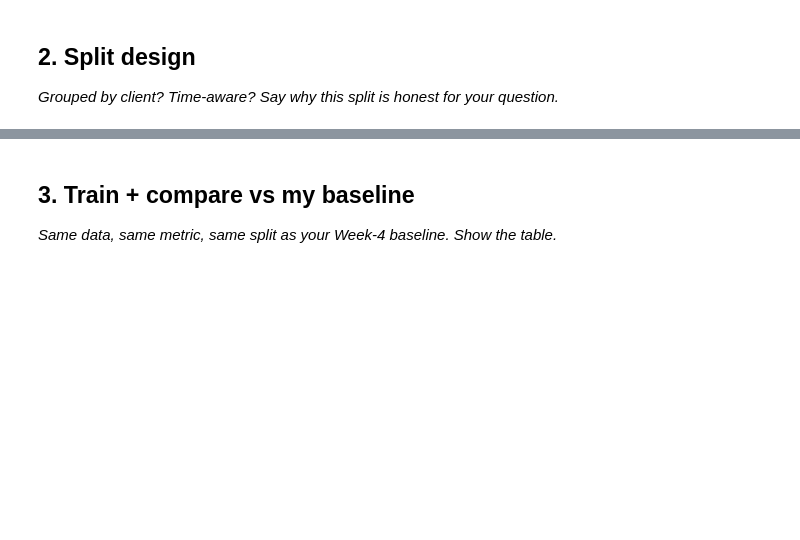
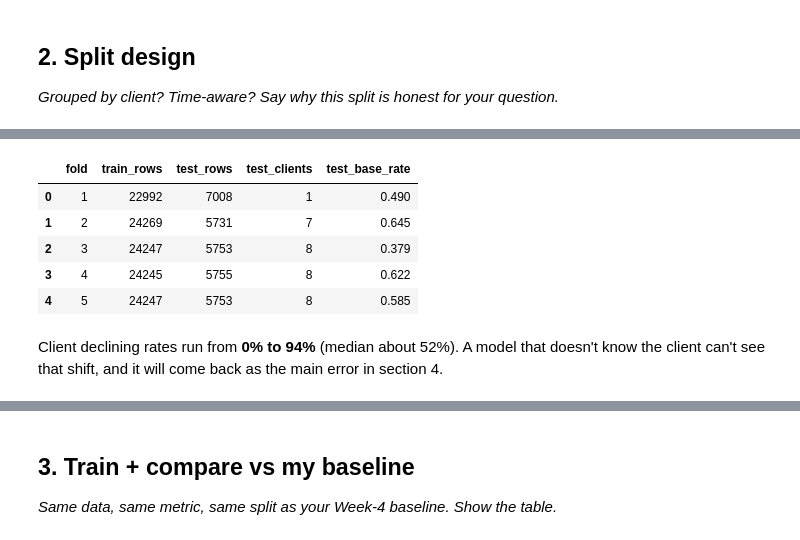
Before and after one commit to FaiyazIfaz/Starter-Notebooks, a Jupyter notebook: work/notebooks/w05_model.ipynb, the cells around one changed output, grey strips where cells are left out. Drawn from its saved outputs; the diff is of its cells as text; code cells hidden in the pictures; blank space fills up the shorter version.

```diff
--- a/work/notebooks/w05_model.ipynb
+++ b/work/notebooks/w05_model.ipynb
@@ -14,0 +75,22 @@ This skeleton is yours to fill. Work the sections **in order** — each one has
+# %%
+X = df[NUM + CAT]
+y = df["is_declining"].values
+groups = df["client_id"].values
+
+folds = list(GroupKFold(n_splits=5).split(X, y, groups))
+
+rows = []
+for i, (tr, te) in enumerate(folds, 1):
+    assert not (set(groups[tr]) & set(groups[te])), "a client appears on both sides"
+    rows.append({"fold": i, "train_rows": len(tr), "test_rows": len(te),
+                 "test_clients": len(set(groups[te])), "test_base_rate": round(y[te].mean(), 3)})
+pd.DataFrame(rows)
+# %% [output]
+|  | fold | train_rows | test_rows | test_clients | test_base_rate |
+| 0 | 1 | 22992 | 7008 | 1 | 0.490 |
+| 1 | 2 | 24269 | 5731 | 7 | 0.645 |
+| 2 | 3 | 24247 | 5753 | 8 | 0.379 |
+| 3 | 4 | 24245 | 5755 | 8 | 0.622 |
+| 4 | 5 | 24247 | 5753 | 8 | 0.585 |
+# %% [markdown]
+Client declining rates run from **0% to 94%** (median about 52%). A model that doesn't know the client can't see that shift, and it will come back as the main error in section 4.
```
Also changed, not shown: parts of 18 cells of this notebook.
